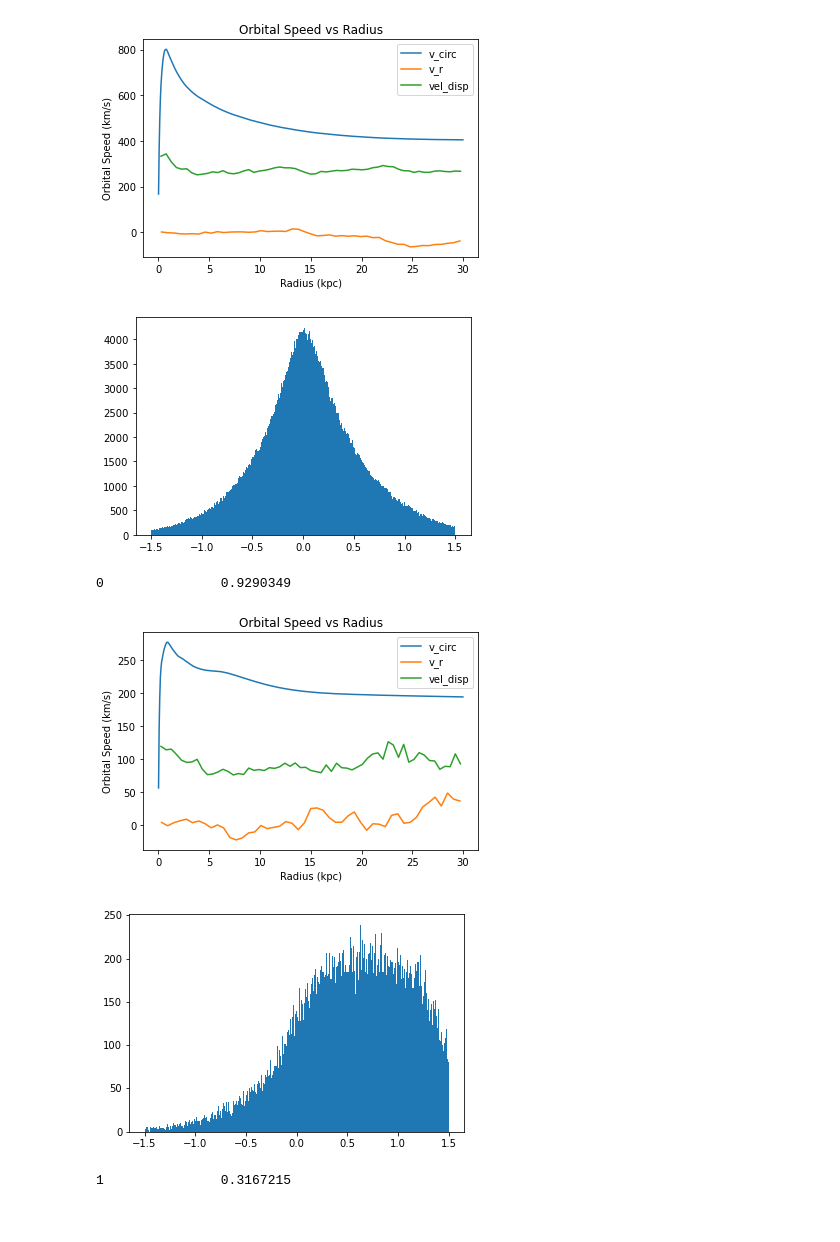
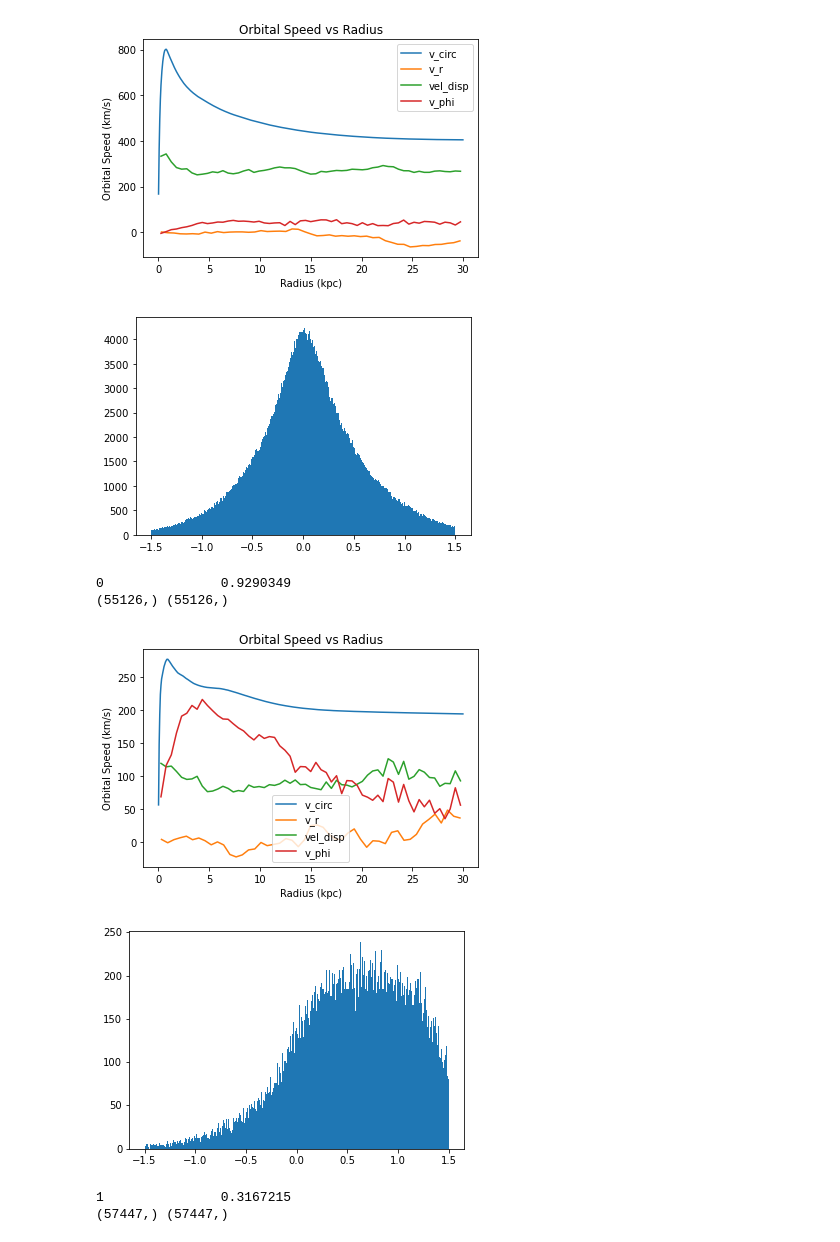
Before and after one commit to moira-andrews/Pathak_2021, a Jupyter notebook: rotation_analysis.ipynb, the cells around one changed output. Drawn from its saved outputs; the diff is of its cells as text; code cells hidden in the pictures.

Commit message:
v_phi plot added

```diff
--- a/rotation_analysis.ipynb
+++ b/rotation_analysis.ipynb
@@ -20,22 +20,25 @@ with open('galaxy_num.csv', 'w',newline='') as f:
     for i in range(10):
         id = ids[i]
 
-        r, vel_circ, v_r, r_v_r, e_v, bins, mass_num, vel, radius = rotational_data(id)
-
+        r, vel_circ, v_r, r_v_r, e_v, bins, mass_num, vel, radius, v_phi = rotational_data(id)
+        print(v_phi.shape, vel.shape)
         vel_new,r_new,x = stats.binned_statistic(radius,vel,statistic = 'std',bins = np.linspace(0,30,60))
         r_binned = (r_new[1:]+r_new[:-1])/2
+        v_phi_new,r_phi_new,x = stats.binned_statistic(radius,v_phi,statistic = 'mean',bins = np.linspace(0,30,60))
+        r_phi_binned = (r_phi_new[1:]+r_phi_new[:-1])/2
 
 
         plt.plot(r,vel_circ, label = "v_circ")
         plt.plot(r_v_r,v_r, label = "v_r")
         plt.plot(r_binned,vel_new, label = "vel_disp")
+        plt.plot(r_phi_binned,v_phi_new, label = "v_phi")
+#        plt.plot(radius,v_phi, label = "v_phi_full")
 
         plt.legend()
 
         plt.xlabel("Radius (kpc)")
         plt.ylabel("Orbital Speed (km/s)")
         plt.title("Orbital Speed vs Radius")
-        plt.savefig("OrbitalVel_tot.png",dpi=200)
 
         plt.show()
 
@@ -52,6 +56,8 @@ Galaxy ID:      Galaxy Number:
-[figure, old version]
+[figure, new version]
 [figure]
 0               0.9290349
+(55126,) (55126,)
-[figure, old version]
+[figure, new version]
 [figure]
 1               0.3167215
+(57447,) (57447,)
```
Also changed, not shown: parts of 1 cell of this notebook, 1 other file.
